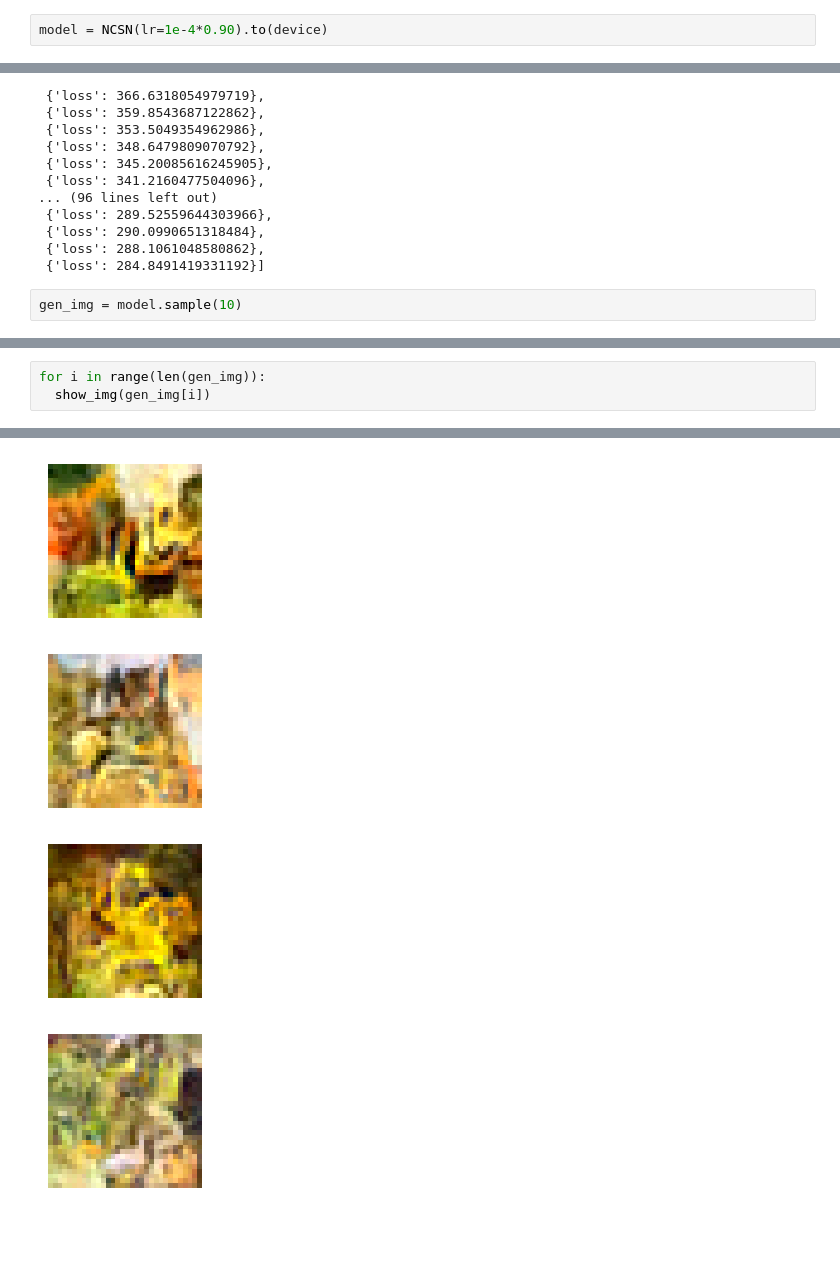
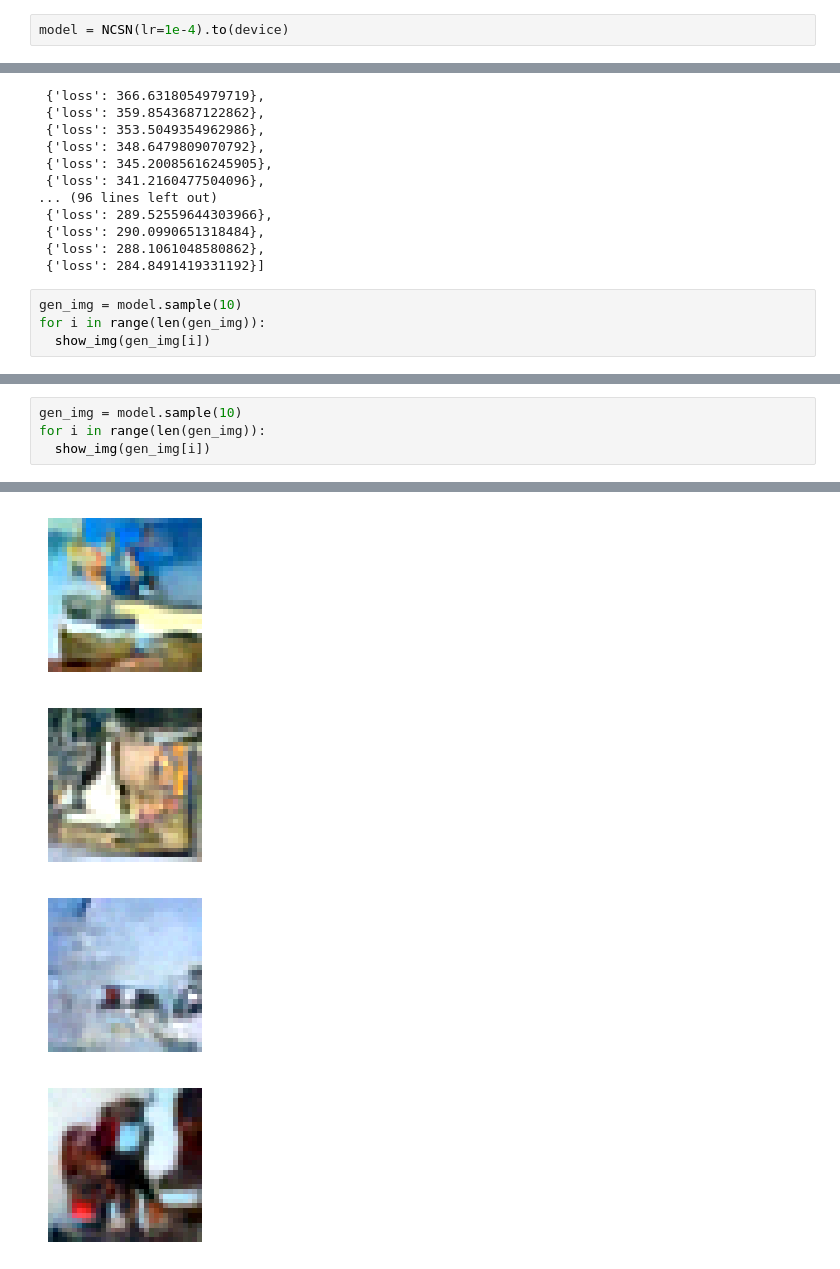
Before and after one commit to azhgh22/Comparative-analysis-of-Generative-models-on-CIFAR-10, a Jupyter notebook: experiments/train_ncns_achi.ipynb, the cells around one changed output, grey strips where cells are left out. Saved outputs shown, nothing was run; the diff lists cells and outputs as text; blank space fills up the shorter version.

```diff
--- a/experiments/train_ncns_achi.ipynb
+++ b/experiments/train_ncns_achi.ipynb
@@ -93,7 +93,7 @@ def show_img(img):
     plt.axis('off')
     plt.show()
 # %%
-model = NCSN(lr=1e-4*0.90).to(device)
+model = NCSN(lr=1e-4).to(device)
 # %%
 checkpoint_dir = "/content/drive/MyDrive/checkpoints_final/ncsn"
 checkpointer = Checkpointer(checkpoint_dir, "NCSN", 1, False)
@@ -124,3 +124,5 @@ train.epoch_losses
  {'loss': 284.8491419331192}]
 # %%
 gen_img = model.sample(10)
+for i in range(len(gen_img)):
+  show_img(gen_img[i])
@@ -127,4 +140,5 @@ gen_img = model.sample(10)
 # %%
+gen_img = model.sample(10)
 for i in range(len(gen_img)):
   show_img(gen_img[i])
 # %% [output]
@@ -133,4 +147,4 @@ for i in range(len(gen_img)):
-[figure, old version]
+[figure, new version]
-[figure, old version]
+[figure, new version]
-[figure, old version]
+[figure, new version]
-[figure, old version]
+[figure, new version]
```
Also changed, not shown: parts of 3 cells of this notebook.
